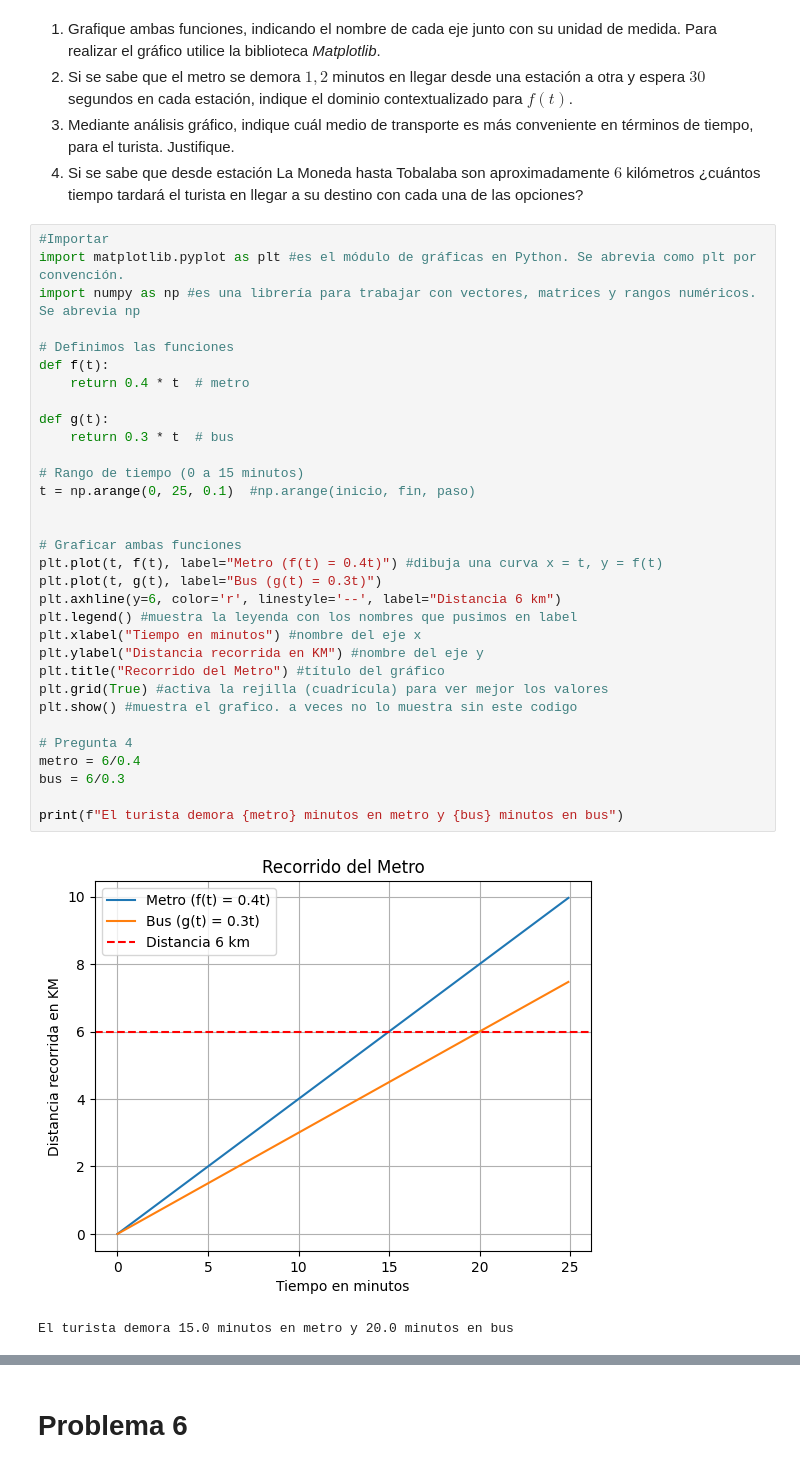
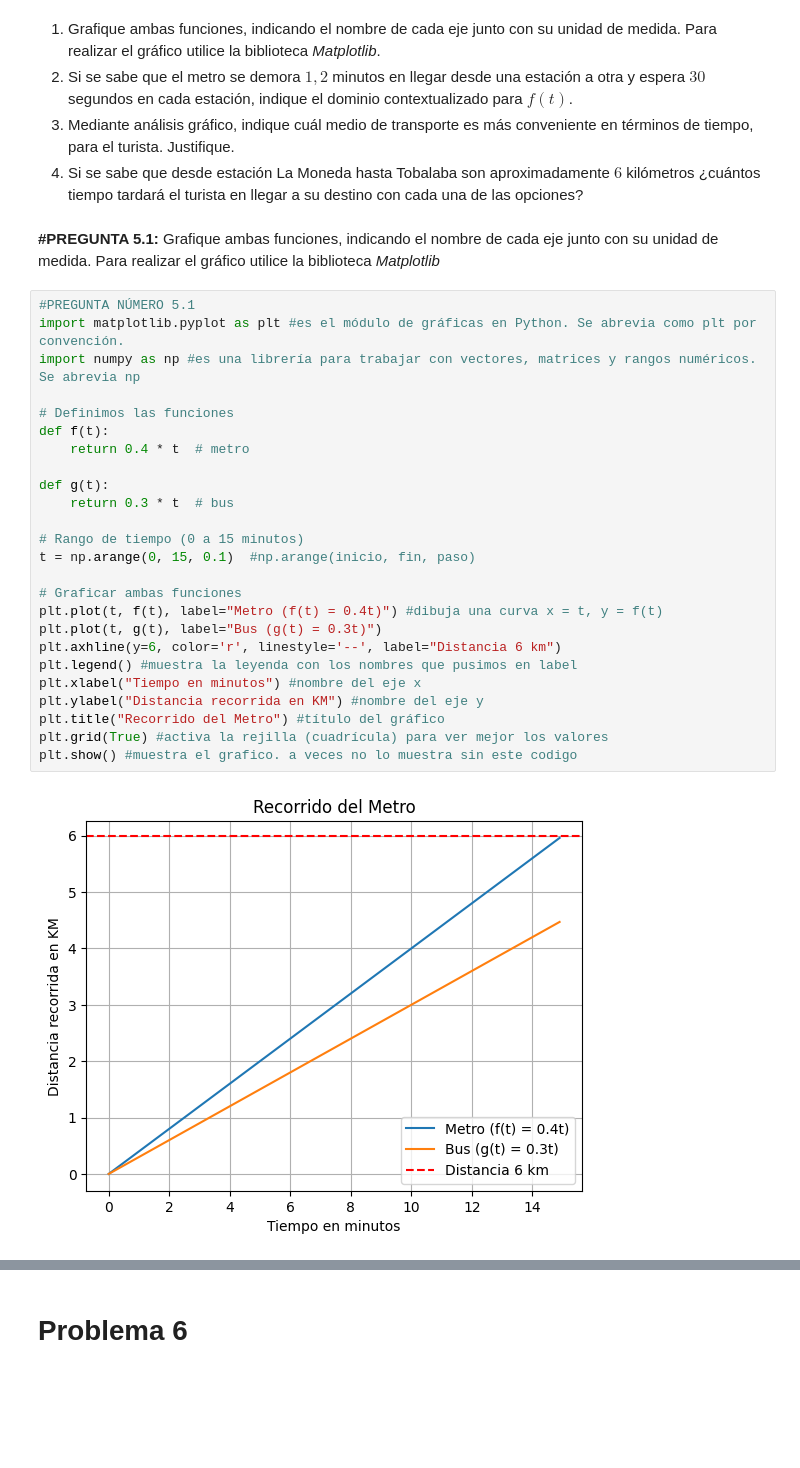
Before and after one commit to SolidusStrange/Matematica-Aplicada, a Jupyter notebook: g1_funciones.ipynb, the cells around one changed output, grey strips where cells are left out. Cells and saved outputs as stored; diff of their text form; blank space fills up the shorter version.

```diff
--- a/g1_funciones.ipynb
+++ b/g1_funciones.ipynb
@@ -103,38 +110,32 @@ Según la información anterior:
 2.  Si se sabe que el metro se demora $1,2$ minutos en llegar desde una estación a otra y espera $30$ segundos en cada estación, indique el dominio contextualizado para $f(t)$.
 3. Mediante análisis gráfico, indique cuál medio de transporte es más conveniente en términos de tiempo, para el turista. Justifique.
 4.  Si se sabe que desde estación La Moneda hasta Tobalaba son aproximadamente $6$ kilómetros ¿cuántos tiempo tardará el turista en llegar a su destino con cada una de las opciones?
+# %% [markdown]
+**#PREGUNTA 5.1:** Grafique ambas funciones, indicando el nombre de cada eje junto con su unidad de medida. Para realizar el gráfico utilice la biblioteca *Matplotlib*
 # %%
-#Importar
+#PREGUNTA NÚMERO 5.1
 import matplotlib.pyplot as plt #es el módulo de gráficas en Python. Se abrevia como plt por convención.
 import numpy as np #es una librería para trabajar con vectores, matrices y rangos numéricos. Se abrevia np
 
 # Definimos las funciones
 def f(t):
     return 0.4 * t  # metro
 
 def g(t):
     return 0.3 * t  # bus
 
 # Rango de tiempo (0 a 15 minutos)
-t = np.arange(0, 25, 0.1)  #np.arange(inicio, fin, paso)
-
+t = np.arange(0, 15, 0.1)  #np.arange(inicio, fin, paso)
 
 # Graficar ambas funciones
 plt.plot(t, f(t), label="Metro (f(t) = 0.4t)") #dibuja una curva x = t, y = f(t)
 plt.plot(t, g(t), label="Bus (g(t) = 0.3t)")
 plt.axhline(y=6, color='r', linestyle='--', label="Distancia 6 km")
 plt.legend() #muestra la leyenda con los nombres que pusimos en label
 plt.xlabel("Tiempo en minutos") #nombre del eje x
 plt.ylabel("Distancia recorrida en KM") #nombre del eje y
 plt.title("Recorrido del Metro") #título del gráfico
 plt.grid(True) #activa la rejilla (cuadrícula) para ver mejor los valores
 plt.show() #muestra el grafico. a veces no lo muestra sin este codigo
-
-# Pregunta 4
-metro = 6/0.4
-bus = 6/0.3
-
-print(f"El turista demora {metro} minutos en metro y {bus} minutos en bus")
 # %% [output]
-[figure, old version]
+[figure, new version]
-El turista demora 15.0 minutos en metro y 20.0 minutos en bus
```
Also changed, not shown: parts of 20 cells of this notebook.
